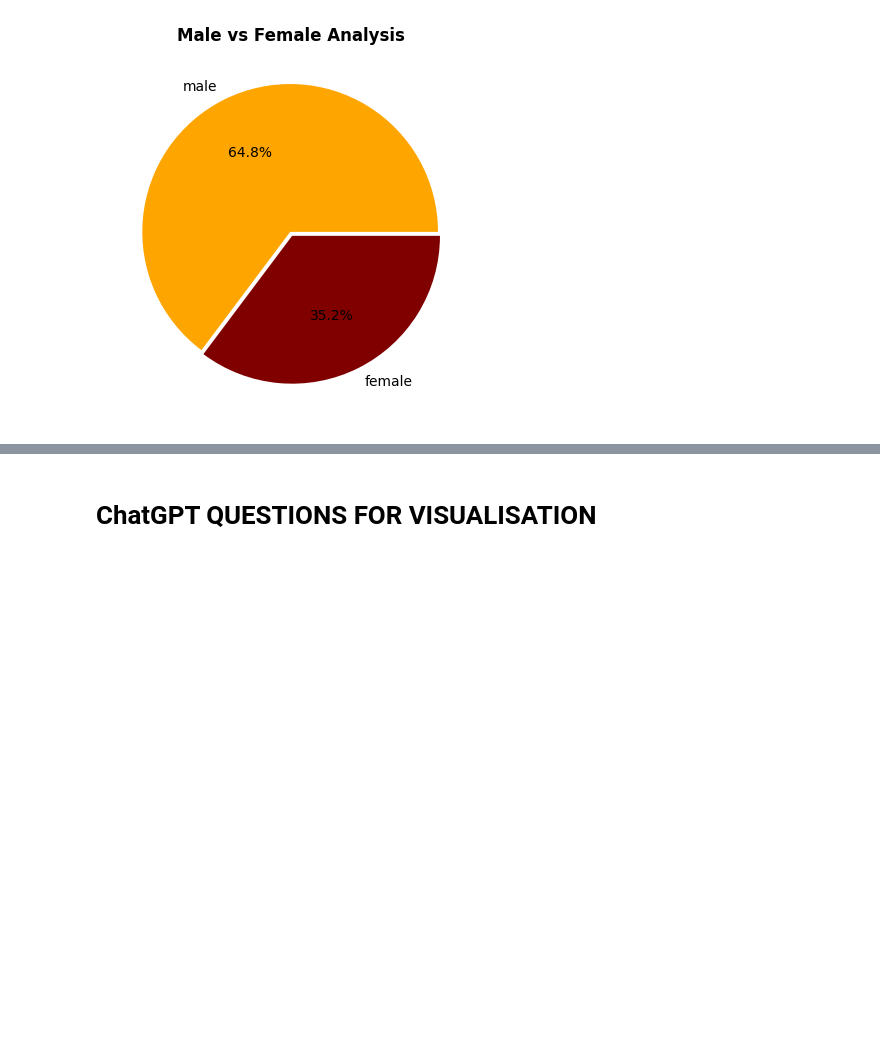
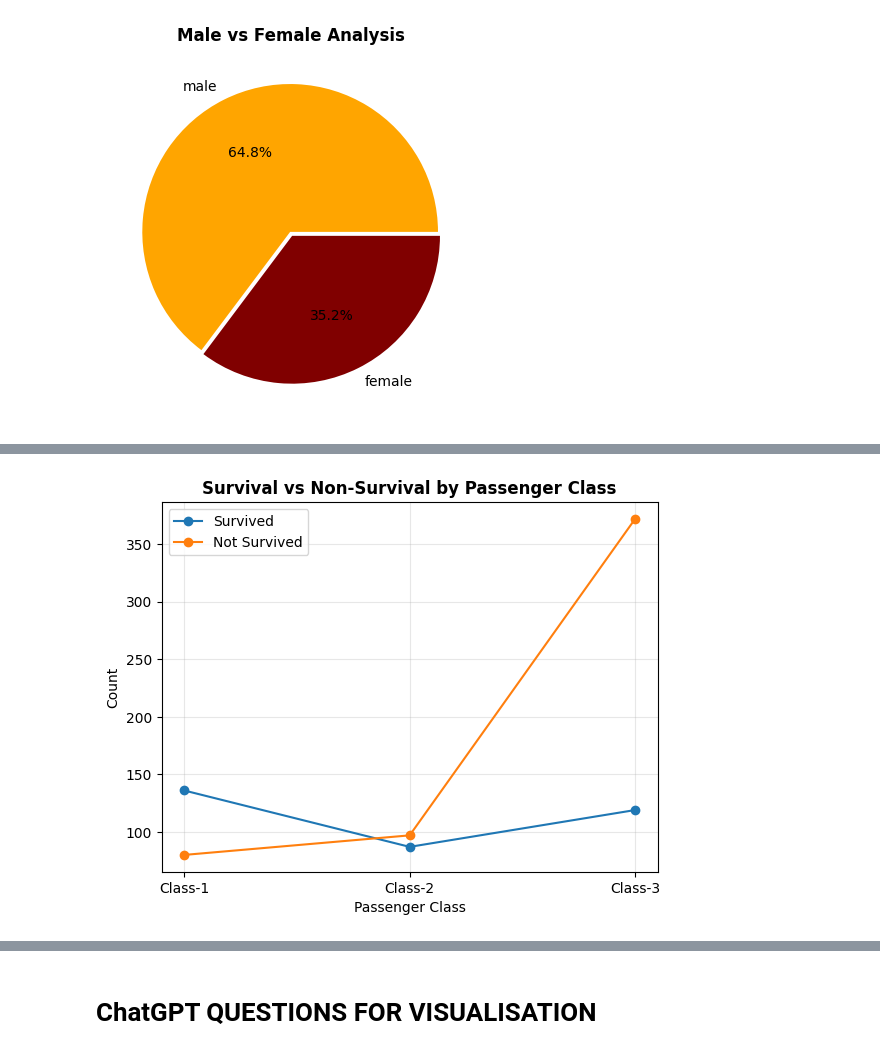
Before and after one commit to Ramcharan-AIML/Matplotlib_Problem_Solving, a Jupyter notebook: Matplotlib_Problems_Practice.ipynb, the cells around one changed output, grey strips where cells are left out. Drawn from its saved outputs; the diff is of its cells as text; code cells hidden in the pictures; blank space fills up the shorter version.

```diff
--- a/Matplotlib_Problems_Practice.ipynb
+++ b/Matplotlib_Problems_Practice.ipynb
@@ -566,12 +579,33 @@ Name: count, dtype: int64
 # %%
 # 7. Multiple lines —
 #    Plot survival count AND
 #    non-survival count per Pclass
 #    on same chart (2 lines)
 
-# 8. Build a 2x2 dashboard:
-#    - Top left: Age histogram
-#    - Top right: Survival bar chart
-#    - Bottom left: Pclass bar chart
-#    - Bottom right: Age vs Fare scatter
-#    Add main title: "Titanic Analysis"
+# Count survival and non-survival per class
+data = df.groupby(['Pclass','Survived']).size().unstack()
+
+# Plot lines
+plt.plot(data.index, data[1], marker='o', label='Survived')
+plt.plot(data.index, data[0], marker='o', label='Not Survived')
+
+plt.title("Survival vs Non-Survival by Passenger Class", fontweight="bold")
+plt.xlabel("Passenger Class")
+plt.ylabel("Count")
+plt.xticks([1,2,3],
+        ["Class-1","Class-2","Class-3"])
+
+plt.legend()
+plt.grid(alpha=0.3)
+
+plt.show()
+
+# 📊 INSIGHT 1: Most survived people in the first class , due to high priority of first class
+
+# 📊 INSIGHT 2: Most people died in the third class, as usual of low priority of third class i think they fought themselves for their lives due to high members in the cabin finally they led to died
+
+# 📊 INSIGHT 3: There are moderate of number of people died and alive in the second class
+
+# 📊 INSIGHT 4: The final conclusion is there is correlation of high priority in first class, the chances of people alive also high , as usual to third class also
+# %% [output]
+[figure, added]
```
Also changed, not shown: parts of 4 cells of this notebook, 1 other file.
